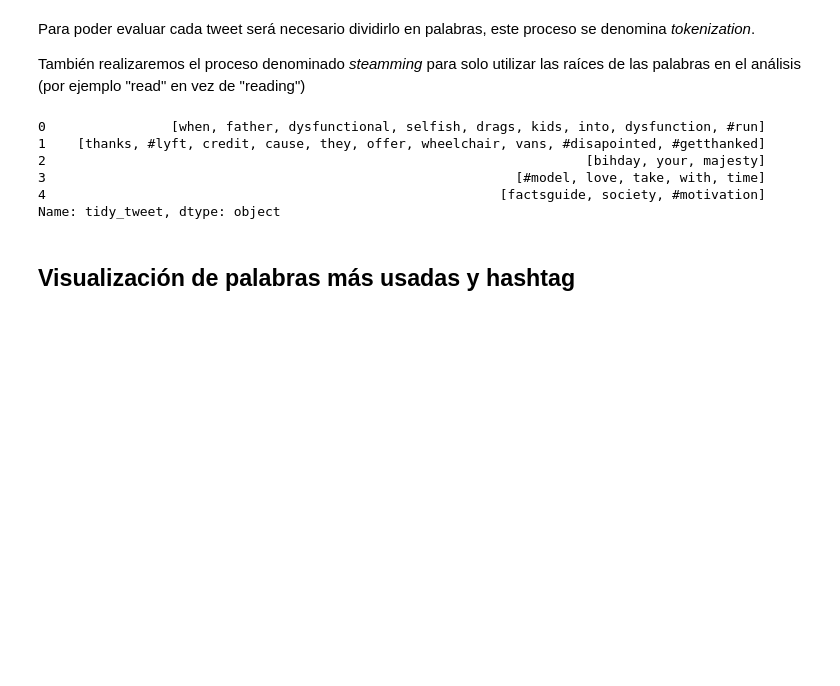
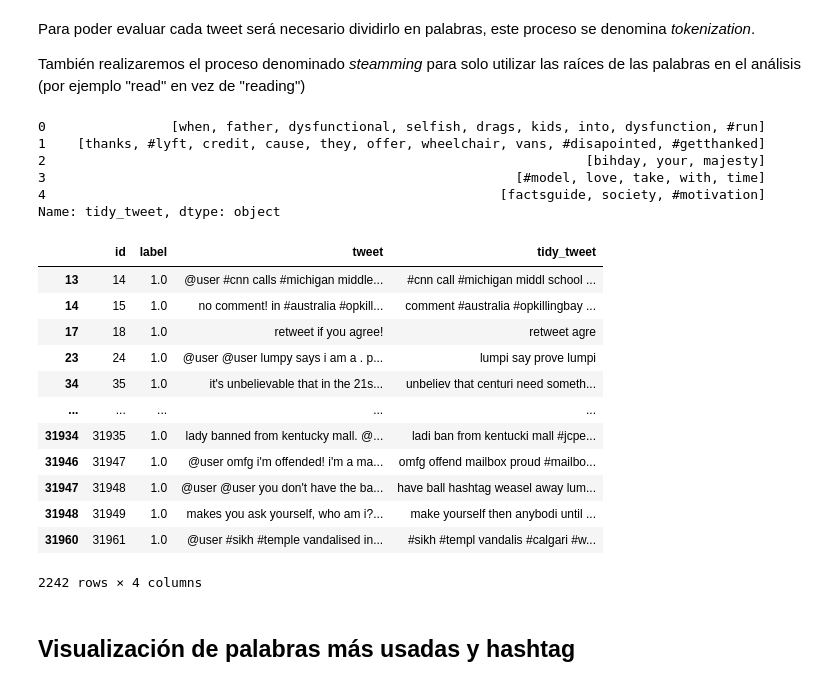
Before and after one commit to rcrdoh/Clases_DataScience, a Jupyter notebook: NLP_Notebook/Sesion7_Introduccion_NLP.ipynb, the cells around one changed output. Cells and saved outputs as stored; diff of their text form; code cells hidden in the pictures; blank space fills up the shorter version.

```diff
--- a/NLP_Notebook/Sesion7_Introduccion_NLP.ipynb
+++ b/NLP_Notebook/Sesion7_Introduccion_NLP.ipynb
@@ -179,6 +179,22 @@ tokenized_tweet = tokenized_tweet.apply(lambda x: [stemmer.stem(i) for i in x])
 for i in range(len(tokenized_tweet)):
     tokenized_tweet[i] = ' '.join(tokenized_tweet[i])
 combi['tidy_tweet'] = tokenized_tweet
+# %%
+combi[combi['label'] == 1]
+# %% [output]
+|  | id | label | tweet | tidy_tweet |
+| 13 | 14 | 1.0 | @user #cnn calls #michigan middle... | #cnn call #michigan middl school ... |
+| 14 | 15 | 1.0 | no comment! in #australia #opkill... | comment #australia #opkillingbay ... |
+| 17 | 18 | 1.0 | retweet if you agree! | retweet agre |
+| 23 | 24 | 1.0 | @user @user lumpy says i am a . p... | lumpi say prove lumpi |
+| 34 | 35 | 1.0 | it's unbelievable that in the 21s... | unbeliev that centuri need someth... |
+| ... | ... | ... | ... | ... |
+| 31934 | 31935 | 1.0 | lady banned from kentucky mall. @... | ladi ban from kentucki mall #jcpe... |
+| 31946 | 31947 | 1.0 | @user omfg i'm offended! i'm a ma... | omfg offend mailbox proud #mailbo... |
+| 31947 | 31948 | 1.0 | @user @user you don't have the ba... | have ball hashtag weasel away lum... |
+| 31948 | 31949 | 1.0 | makes you ask yourself, who am i?... | make yourself then anybodi until ... |
+| 31960 | 31961 | 1.0 | @user #sikh #temple vandalised in... | #sikh #templ vandalis #calgari #w... |
+2242 rows × 4 columns
 # %% [markdown]
 ## Visualización de palabras más usadas y hashtag
 # %% [markdown]
```
Also changed, not shown: parts of 26 cells of this notebook, 1 other file.
